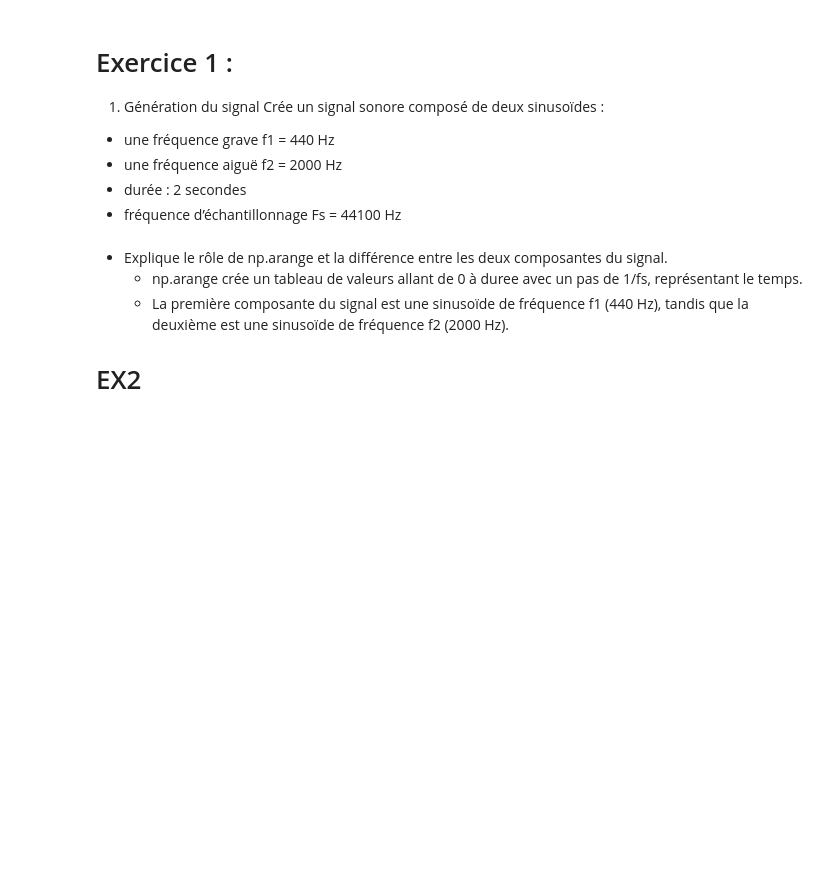
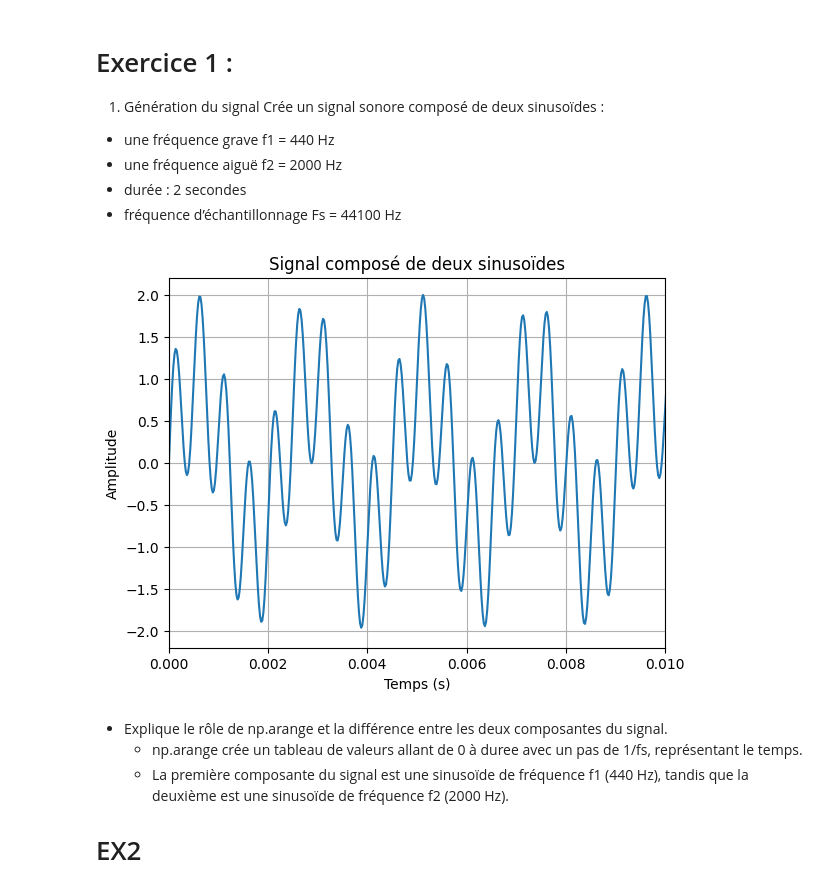
Before and after one commit to oussamabenalisst/Python-ISAMM, a Jupyter notebook: tr1/Exercices.ipynb, the cells around one changed output. Drawn from its saved outputs; the diff is of its cells as text; code cells hidden in the pictures; blank space fills up the shorter version.

```diff
--- a/tr1/Exercices.ipynb
+++ b/tr1/Exercices.ipynb
@@ -9,17 +9,26 @@ Crée un signal sonore composé de deux sinusoïdes :
 # %%
 #Crée un signal sonore composé de deux sinusoïdes
 import numpy as np
 import soundfile as sf
+import matplotlib.pyplot as plt
 f1 = 440  # Fréquence de la première sinusoïde
 f2 = 2000  # Fréquence d'échantillonnage
 
 duree=2
 fs=44100
 t=np.arange(0,duree,1/fs)
 signal1=np.sin(2*np.pi*f1*t)
 signal2=np.sin(2*np.pi*f2*t)
 signal=signal1+signal2
-sf.write('signal.wav', signal, fs)
+plt.plot(t,signal)
+plt.xlabel('Temps (s)')
+plt.ylabel('Amplitude')
+plt.title('Signal composé de deux sinusoïdes')
+plt.xlim(0,0.01)  # Zoom sur les 10 premiers millisecondes
+plt.grid(True)
+plt.show()
+# %% [output]
+[figure, added]
 # %% [markdown]
 * Explique le rôle de np.arange et la différence entre les deux composantes du signal.
     - np.arange crée un tableau de valeurs allant de 0 à duree avec un pas de 1/fs, représentant le temps.
```
Also changed, not shown: 1 other file.
